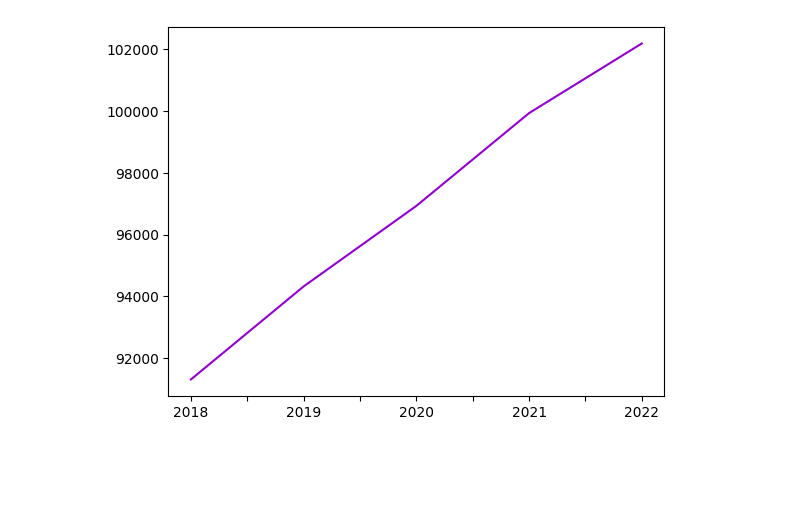
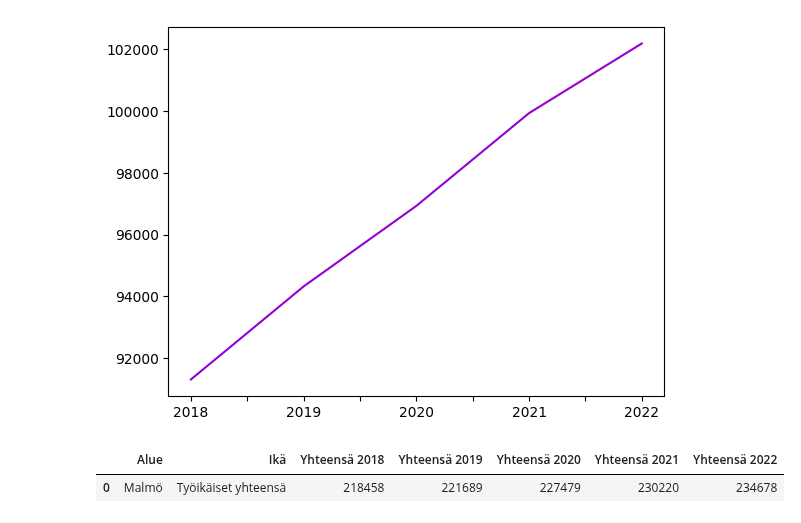
Before and after one commit to Real-Joni00/Mobile-project, a Jupyter notebook: screens/StackNavigationCities/Sweden/DataVisualizationSWE/Malmö.ipynb, the cells around one changed output. Cells and saved outputs as stored; diff of their text form; code cells hidden in the pictures; blank space fills up the shorter version.

```diff
--- a/screens/StackNavigationCities/Sweden/DataVisualizationSWE/Malmö.ipynb
+++ b/screens/StackNavigationCities/Sweden/DataVisualizationSWE/Malmö.ipynb
@@ -57,0 +65,5 @@ plt.savefig('../images/malmöyearsstudied.jpg')
+# %%
+df_malmöworkingagepopulation.head()
+# %% [output]
+|  | Alue | Ikä | Yhteensä 2018 | Yhteensä 2019 | Yhteensä 2020 | Yhteensä 2021 | Yhteensä 2022 |
+| 0 | Malmö | Työikäiset yhteensä | 218458 | 221689 | 227479 | 230220 | 234678 |
```
Also changed, not shown: parts of 3 cells of this notebook, 11 other files.
